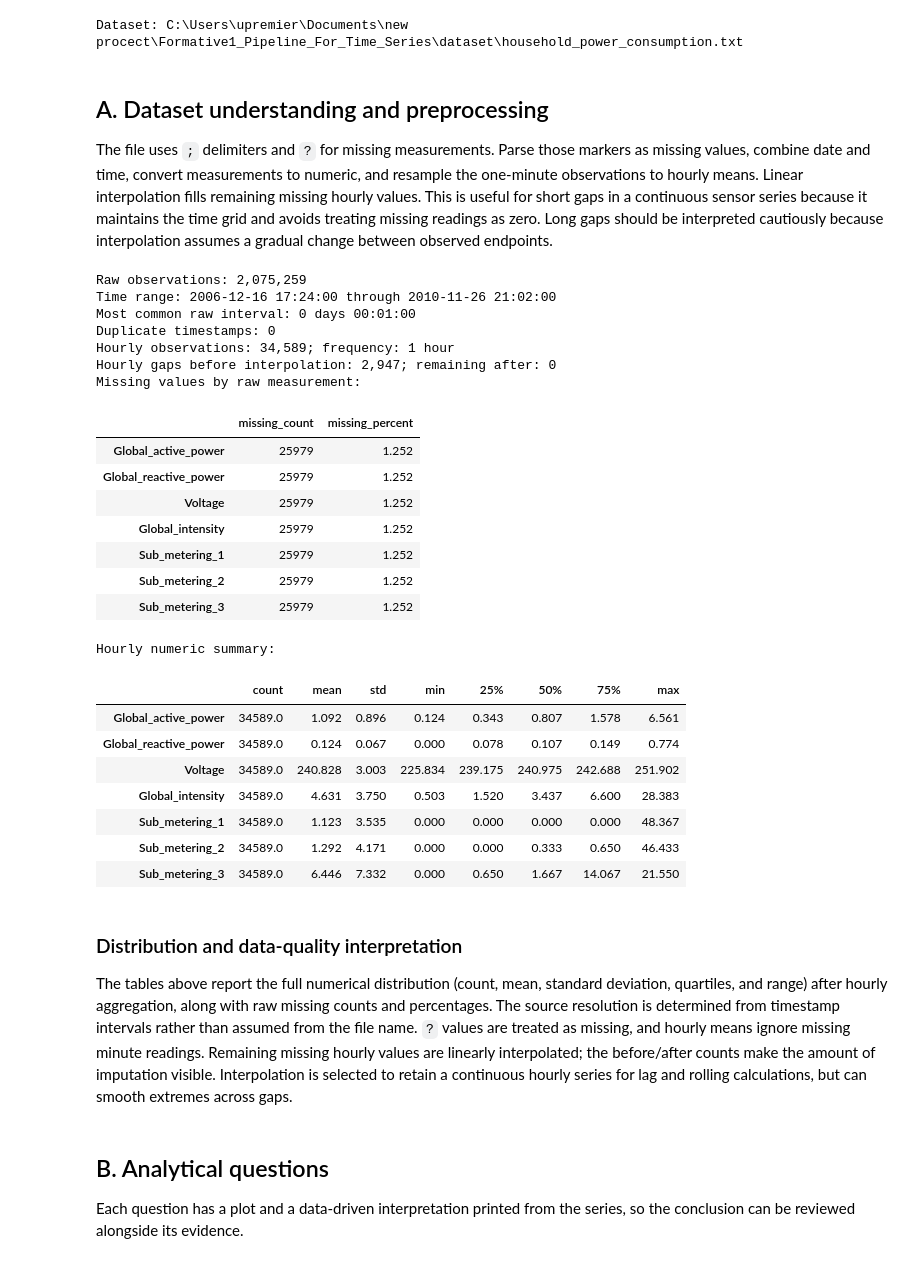
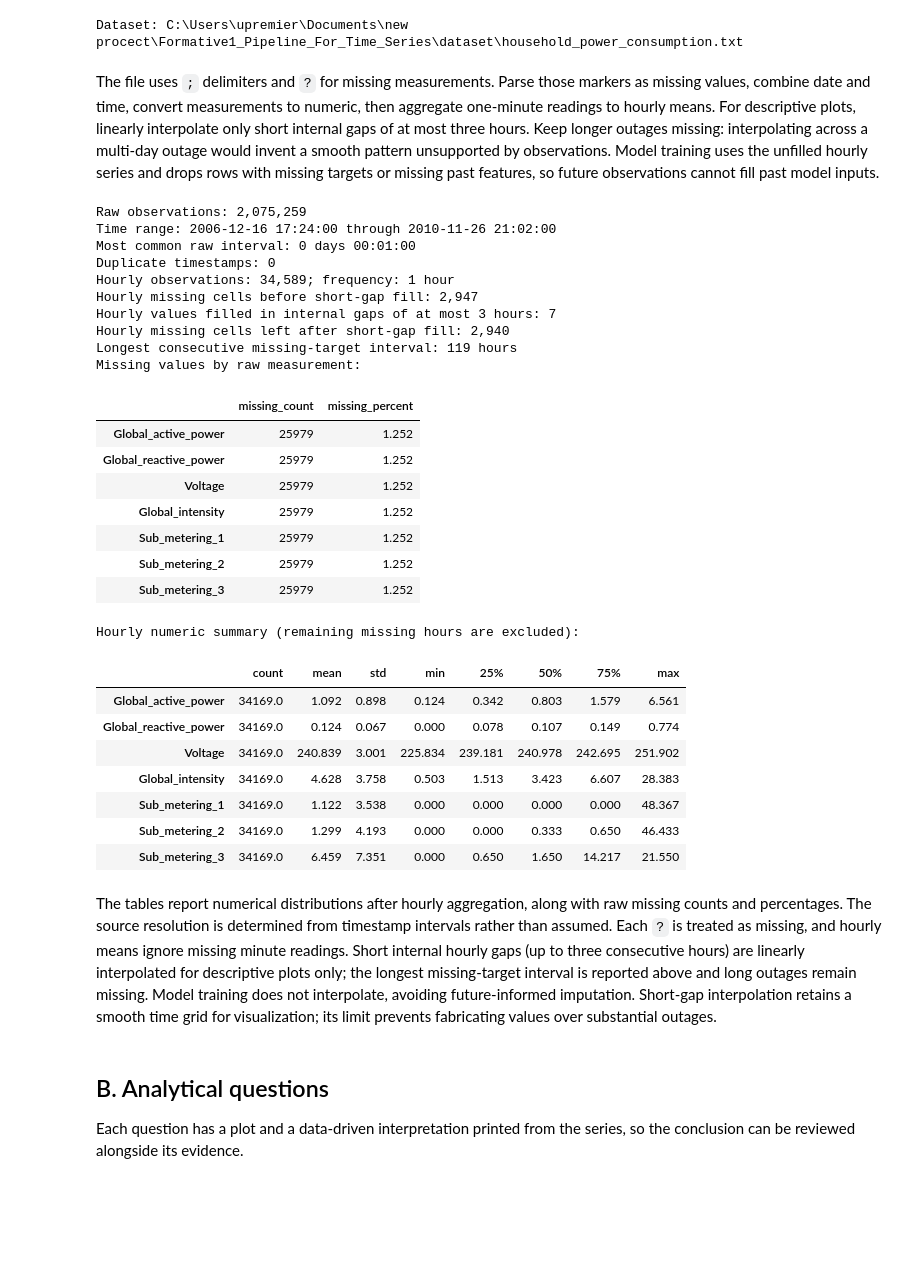
Before and after one commit to b-sandrine/Formative1_Pipeline_For_Time_Series, a Jupyter notebook: Task1_Time_Series_Analysis.ipynb, the cells around one changed output. Drawn from its saved outputs; the diff is of its cells as text; code cells hidden in the pictures; blank space fills up the shorter version.

```diff
--- a/Task1_Time_Series_Analysis.ipynb
+++ b/Task1_Time_Series_Analysis.ipynb
@@ -26,9 +26,7 @@ print(f'Dataset: {DATASET_PATH}')
 # %% [output]
 Dataset: C:\Users\upremier\Documents\new procect\Formative1_Pipeline_For_Time_Series\dataset\household_power_consumption.txt
 # %% [markdown]
-## A. Dataset understanding and preprocessing
-
-The file uses `;` delimiters and `?` for missing measurements. Parse those markers as missing values, combine date and time, convert measurements to numeric, and resample the one-minute observations to hourly means. Linear interpolation fills remaining missing hourly values. This is useful for short gaps in a continuous sensor series because it maintains the time grid and avoids treating missing readings as zero. Long gaps should be interpreted cautiously because interpolation assumes a gradual change between observed endpoints.
+The file uses `;` delimiters and `?` for missing measurements. Parse those markers as missing values, combine date and time, convert measurements to numeric, then aggregate one-minute readings to hourly means. For descriptive plots, linearly interpolate only short internal gaps of at most three hours. Keep longer outages missing: interpolating across a multi-day outage would invent a smooth pattern unsupported by observations. Model training uses the unfilled hourly series and drops rows with missing targets or missing past features, so future observations cannot fill past model inputs.
 # %%
 raw = pd.read_csv(DATASET_PATH, sep=';', na_values=['?'], low_memory=False)
 raw['Datetime'] = pd.to_datetime(raw['Date'] + ' ' + raw['Time'], format='%d/%m/%Y %H:%M:%S')
@@ -41,51 +39,70 @@ raw_missing['missing_percent'] = (raw_missing['missing_count'] / len(raw) * 100)
 raw_step_counts = raw.index.to_series().diff().dropna().value_counts()
 most_common_step = raw_step_counts.index[0] if len(raw_step_counts) else pd.NaT
 duplicate_timestamps = int(raw.index.duplicated().sum())
 
-df_hourly = raw.resample('h').mean()
-hourly_missing_before_fill = int(df_hourly.isna().sum().sum())
-df_hourly = df_hourly.interpolate(method='linear')
+hourly_raw = raw.resample('h').mean()
+hourly_missing_before_fill = int(hourly_raw.isna().sum().sum())
+target_missing = hourly_raw['Global_active_power'].isna()
+missing_groups = target_missing.ne(target_missing.shift()).cumsum()
+missing_run_lengths = target_missing.groupby(missing_groups).sum()
+max_missing_run_hours = int(missing_run_lengths.max()) if len(missing_run_lengths) else 0
+
+def interpolate_short_gaps(series, max_gap_hours=3):
+    missing = series.isna()
+    groups = missing.ne(missing.shift()).cumsum()
+    run_lengths = missing.groupby(groups).transform('sum')
+    interpolated = series.interpolate(method='linear', limit_area='inside')
+    short_internal_gaps = missing & (run_lengths <= max_gap_hours)
+    return series.mask(short_internal_gaps, interpolated)
+
+# Descriptive plots fill only short internal outages; long gaps stay missing.
+df_hourly = hourly_raw.apply(interpolate_short_gaps)
 hourly_missing_after_fill = int(df_hourly.isna().sum().sum())
+short_gap_values_filled = hourly_missing_before_fill - hourly_missing_after_fill
 
 print(f'Raw observations: {len(raw):,}')
 print(f'Time range: {raw.index.min()} through {raw.index.max()}')
 print(f'Most common raw interval: {most_common_step}')
 print(f'Duplicate timestamps: {duplicate_timestamps:,}')
 print(f'Hourly observations: {len(df_hourly):,}; frequency: 1 hour')
-print(f'Hourly gaps before interpolation: {hourly_missing_before_fill:,}; remaining after: {hourly_missing_after_fill:,}')
+print(f'Hourly missing cells before short-gap fill: {hourly_missing_before_fill:,}')
+print(f'Hourly values filled in internal gaps of at most 3 hours: {short_gap_values_filled:,}')
+print(f'Hourly missing cells left after short-gap fill: {hourly_missing_after_fill:,}')
+print(f'Longest consecutive missing-target interval: {max_missing_run_hours} hours')
 print('Missing values by raw measurement:')
 display(raw_missing)
-print('Hourly numeric summary:')
+print('Hourly numeric summary (remaining missing hours are excluded):')
 display(df_hourly.describe().T.round(3))
 # %% [output]
 Raw observations: 2,075,259
 Time range: 2006-12-16 17:24:00 through 2010-11-26 21:02:00
 Most common raw interval: 0 days 00:01:00
 Duplicate timestamps: 0
 Hourly observations: 34,589; frequency: 1 hour
-Hourly gaps before interpolation: 2,947; remaining after: 0
+Hourly missing cells before short-gap fill: 2,947
+Hourly values filled in internal gaps of at most 3 hours: 7
+Hourly missing cells left after short-gap fill: 2,940
+Longest consecutive missing-target interval: 119 hours
 Missing values by raw measurement:
 |  | missing_count | missing_percent |
 | Global_active_power | 25979 | 1.252 |
 | Global_reactive_power | 25979 | 1.252 |
 | Voltage | 25979 | 1.252 |
 | Global_intensity | 25979 | 1.252 |
 | Sub_metering_1 | 25979 | 1.252 |
 | Sub_metering_2 | 25979 | 1.252 |
 | Sub_metering_3 | 25979 | 1.252 |
-Hourly numeric summary:
+Hourly numeric summary (remaining missing hours are excluded):
 |  | count | mean | std | min | 25% | 50% | 75% | max |
-| Global_active_power | 34589.0 | 1.092 | 0.896 | 0.124 | 0.343 | 0.807 | 1.578 | 6.561 |
-| Global_reactive_power | 34589.0 | 0.124 | 0.067 | 0.000 | 0.078 | 0.107 | 0.149 | 0.774 |
-| Voltage | 34589.0 | 240.828 | 3.003 | 225.834 | 239.175 | 240.975 | 242.688 | 251.902 |
-| Global_intensity | 34589.0 | 4.631 | 3.750 | 0.503 | 1.520 | 3.437 | 6.600 | 28.383 |
-| Sub_metering_1 | 34589.0 | 1.123 | 3.535 | 0.000 | 0.000 | 0.000 | 0.000 | 48.367 |
-| Sub_metering_2 | 34589.0 | 1.292 | 4.171 | 0.000 | 0.000 | 0.333 | 0.650 | 46.433 |
-| Sub_metering_3 | 34589.0 | 6.446 | 7.332 | 0.000 | 0.650 | 1.667 | 14.067 | 21.550 |
+| Global_active_power | 34169.0 | 1.092 | 0.898 | 0.124 | 0.342 | 0.803 | 1.579 | 6.561 |
+| Global_reactive_power | 34169.0 | 0.124 | 0.067 | 0.000 | 0.078 | 0.107 | 0.149 | 0.774 |
+| Voltage | 34169.0 | 240.839 | 3.001 | 225.834 | 239.181 | 240.978 | 242.695 | 251.902 |
+| Global_intensity | 34169.0 | 4.628 | 3.758 | 0.503 | 1.513 | 3.423 | 6.607 | 28.383 |
+| Sub_metering_1 | 34169.0 | 1.122 | 3.538 | 0.000 | 0.000 | 0.000 | 0.000 | 48.367 |
+| Sub_metering_2 | 34169.0 | 1.299 | 4.193 | 0.000 | 0.000 | 0.333 | 0.650 | 46.433 |
+| Sub_metering_3 | 34169.0 | 6.459 | 7.351 | 0.000 | 0.650 | 1.650 | 14.217 | 21.550 |
 # %% [markdown]
-### Distribution and data-quality interpretation
-
-The tables above report the full numerical distribution (count, mean, standard deviation, quartiles, and range) after hourly aggregation, along with raw missing counts and percentages. The source resolution is determined from timestamp intervals rather than assumed from the file name. `?` values are treated as missing, and hourly means ignore missing minute readings. Remaining missing hourly values are linearly interpolated; the before/after counts make the amount of imputation visible. Interpolation is selected to retain a continuous hourly series for lag and rolling calculations, but can smooth extremes across gaps.
+The tables report numerical distributions after hourly aggregation, along with raw missing counts and percentages. The source resolution is determined from timestamp intervals rather than assumed. Each `?` is treated as missing, and hourly means ignore missing minute readings. Short internal hourly gaps (up to three consecutive hours) are linearly interpolated for descriptive plots only; the longest missing-target interval is reported above and long outages remain missing. Model training does not interpolate, avoiding future-informed imputation. Short-gap interpolation retains a smooth time grid for visualization; its limit prevents fabricating values over substantial outages.
 # %% [markdown]
 ## B. Analytical questions
 
```
Also changed, not shown: parts of 10 cells of this notebook, 5 other files.
